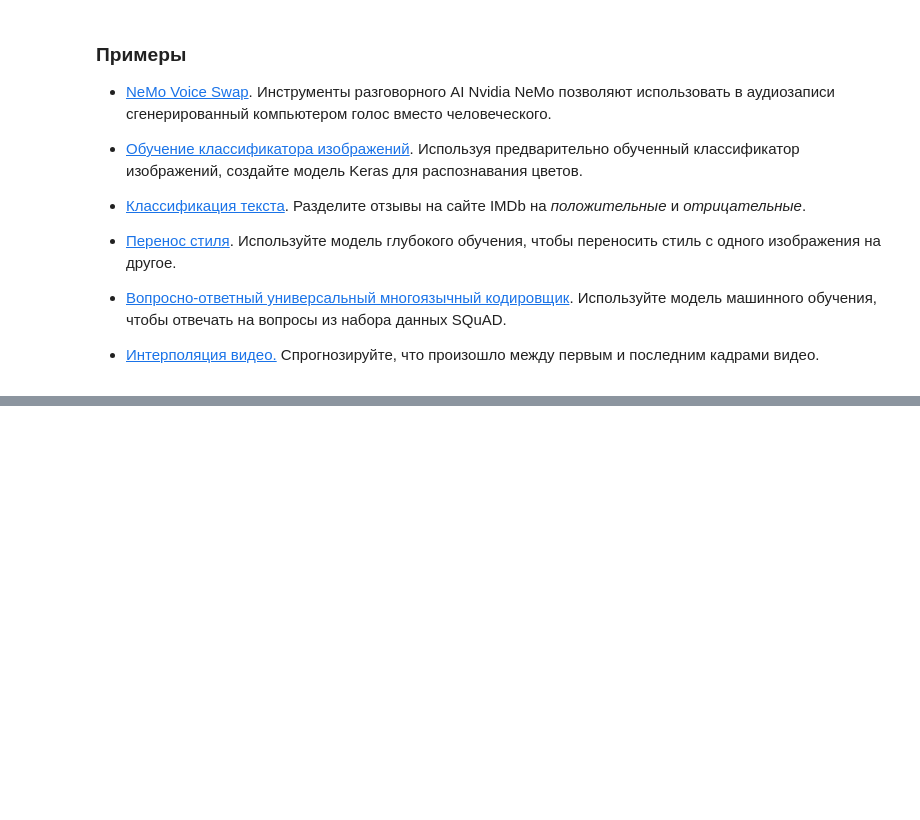
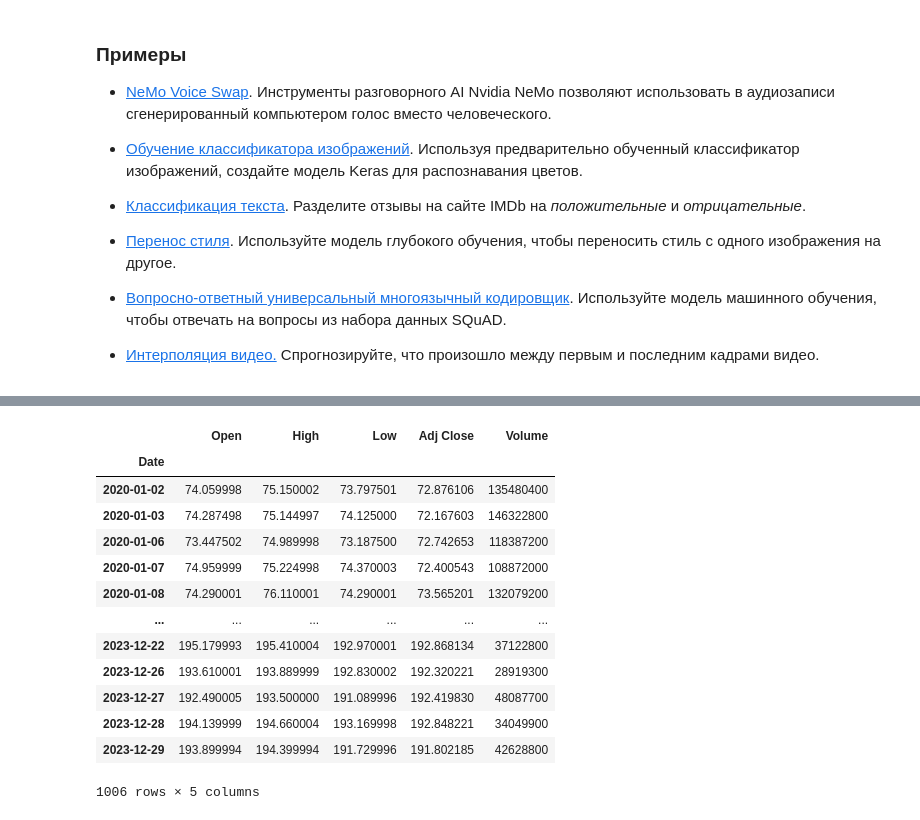
Before and after one commit to Aigulka1979/My_repos, a Jupyter notebook: Добро_пожаловать_в_Colaboratory!.ipynb, the cells around one changed output, grey strips where cells are left out. Cells and saved outputs as stored; diff of their text form; code cells hidden in the pictures; blank space fills up the shorter version.

```diff
--- a/Добро_пожаловать_в_Colaboratory!.ipynb
+++ b/Добро_пожаловать_в_Colaboratory!.ipynb
@@ -504,0 +216,22 @@ print(df.fillna(df.mean(numeric_only=True)))
+# %%
+Z=nvda.dropna()
+
+features=Z.drop(columns=['Close'])
+features
+X=features
+X
+# %% [output]
+|  | Open | High | Low | Adj Close | Volume |
+| Date |  |  |  |  |  |
+| 2020-01-02 | 74.059998 | 75.150002 | 73.797501 | 72.876106 | 135480400 |
+| 2020-01-03 | 74.287498 | 75.144997 | 74.125000 | 72.167603 | 146322800 |
+| 2020-01-06 | 73.447502 | 74.989998 | 73.187500 | 72.742653 | 118387200 |
+| 2020-01-07 | 74.959999 | 75.224998 | 74.370003 | 72.400543 | 108872000 |
+| 2020-01-08 | 74.290001 | 76.110001 | 74.290001 | 73.565201 | 132079200 |
+| ... | ... | ... | ... | ... | ... |
+| 2023-12-22 | 195.179993 | 195.410004 | 192.970001 | 192.868134 | 37122800 |
+| 2023-12-26 | 193.610001 | 193.889999 | 192.830002 | 192.320221 | 28919300 |
+| 2023-12-27 | 192.490005 | 193.500000 | 191.089996 | 192.419830 | 48087700 |
+| 2023-12-28 | 194.139999 | 194.660004 | 193.169998 | 192.848221 | 34049900 |
+| 2023-12-29 | 193.899994 | 194.399994 | 191.729996 | 191.802185 | 42628800 |
+1006 rows × 5 columns
```
Also changed, not shown: parts of 38 cells of this notebook.
